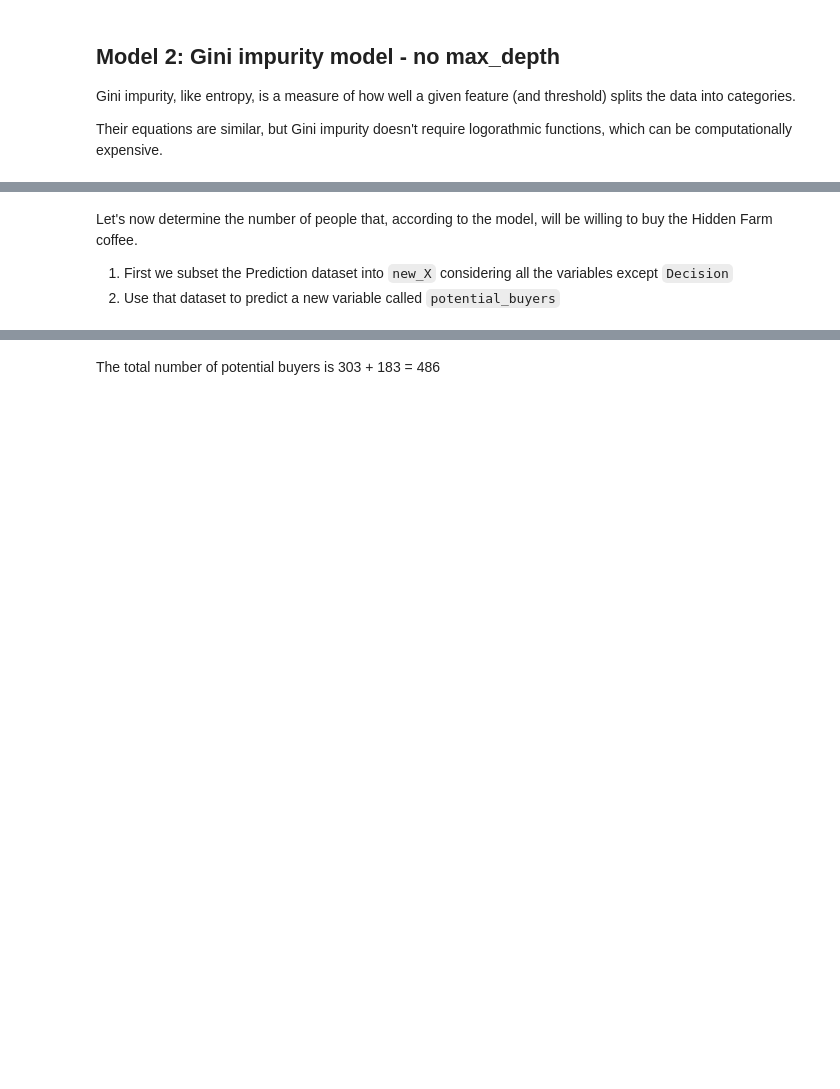
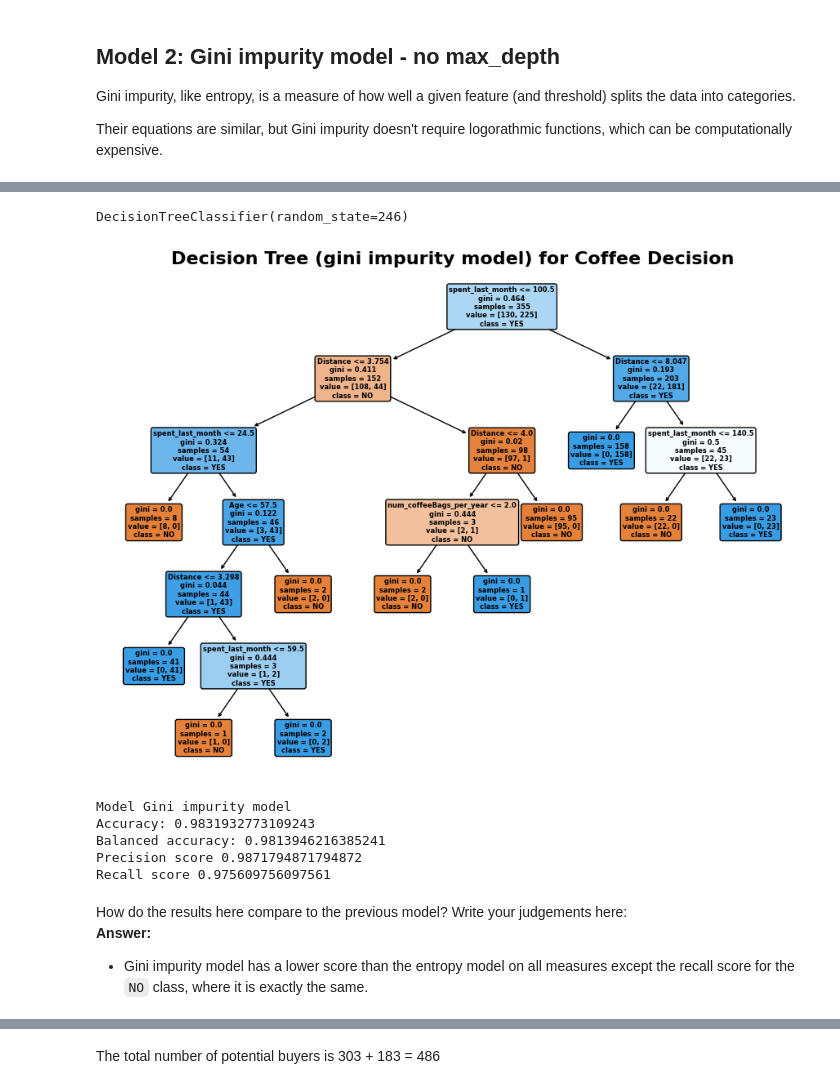
Before and after one commit to jonnross88/Springboard, a Jupyter notebook: u14_supervised_learning/Decision Tree Specialty Coffee Case Study/Springboard Decision Tree Specialty Coffee Case Study - Tier 3.ipynb, the cells around one changed output, grey strips where cells are left out. Drawn from its saved outputs; the diff is of its cells as text; code cells hidden in the pictures; blank space fills up the shorter version.

Commit message:
filled in responses and ran all cells

```diff
--- a/u14_supervised_learning/Decision Tree Specialty Coffee Case Study/Springboard Decision Tree Specialty Coffee Case Study - Tier 3.ipynb
+++ b/u14_supervised_learning/Decision Tree Specialty Coffee Case Study/Springboard Decision Tree Specialty Coffee Case Study - Tier 3.ipynb
@@ -515,4 +457,0 @@ _ _ _
-# %% [markdown]
-Let's now determine the number of people that, according to the model, will be willing to buy the Hidden Farm coffee.
-1. First we subset the Prediction dataset into `new_X` considering all the variables except `Decision`
-2. Use that dataset to predict a new variable called `potential_buyers`
@@ -536,0 +458,52 @@ _ _ _
+# %%
+# Make a variable called gini_model, and assign it exactly what you assigned entr_model with above, but with the
+# criterion changed to 'gini'
+gini_model = tree.DecisionTreeClassifier(criterion="gini", random_state=246)
+
+# Call fit() on the gini_model as you did with the entr_model
+gini_model.fit(X_train, y_train)
+
+# Call predict() on the gini_model as you did with the entr_model
+y_pred = gini_model.predict(X_test)
+
+# Turn y_pred into a series, as before
+y_pred = pd.Series(y_pred)
+
+# Check out gini_model
+gini_model
+# %% [output]
+DecisionTreeClassifier(random_state=246)
+# %%
+# As before, but make the model name gini_model
+fig, ax = plt.subplots(figsize=(11, 8))
+tree.plot_tree(
+    gini_model,
+    filled=True,
+    rounded=True,
+    feature_names=X.columns,
+    class_names=gini_model.classes_,
+    fontsize=6,
+)
+plt.title("Decision Tree (gini impurity model) for Coffee Decision", fontsize=16)
+plt.show()
+# Alternatively for class_names use gini_model.classes_
+# %% [output]
+[figure, added]
+# %%
+# Run this block for model evaluation
+print("Model Gini impurity model")
+print("Accuracy:", metrics.accuracy_score(y_test, y_pred))
+print("Balanced accuracy:", metrics.balanced_accuracy_score(y_test, y_pred))
+print("Precision score", metrics.precision_score(y_test, y_pred, pos_label="YES"))
+print("Recall score", metrics.recall_score(y_test, y_pred, pos_label="NO"))
+# %% [output]
+Model Gini impurity model
+Accuracy: 0.9831932773109243
+Balanced accuracy: 0.9813946216385241
+Precision score 0.9871794871794872
+Recall score 0.975609756097561
+# %% [markdown]
+How do the results here compare to the previous model? Write your judgements here:<br>
+**Answer:**
+
+- Gini impurity model has a lower score than the entropy model on all measures except the recall score for the `NO` class, where it is exactly the same.
```
Also changed, not shown: parts of 65 cells of this notebook.
